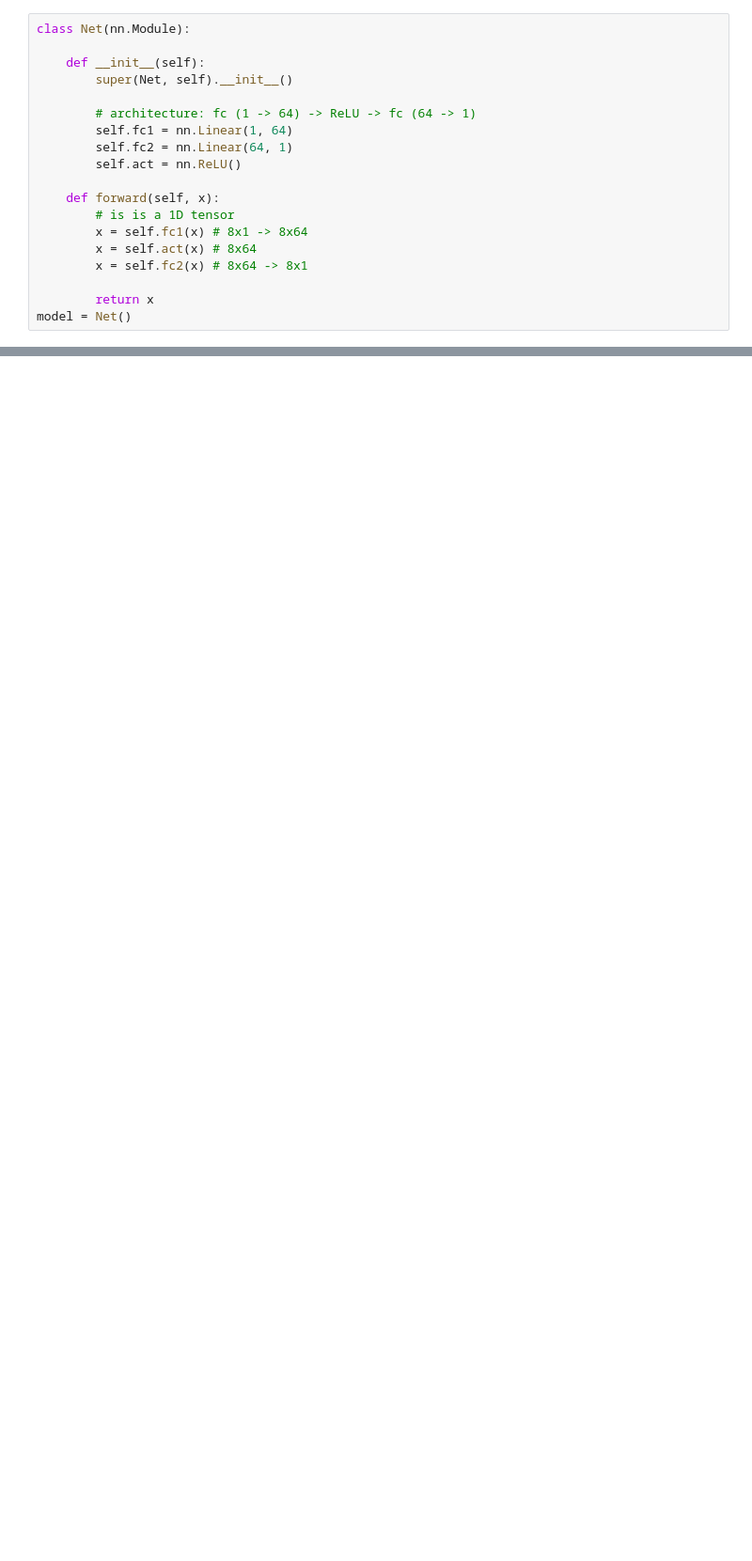
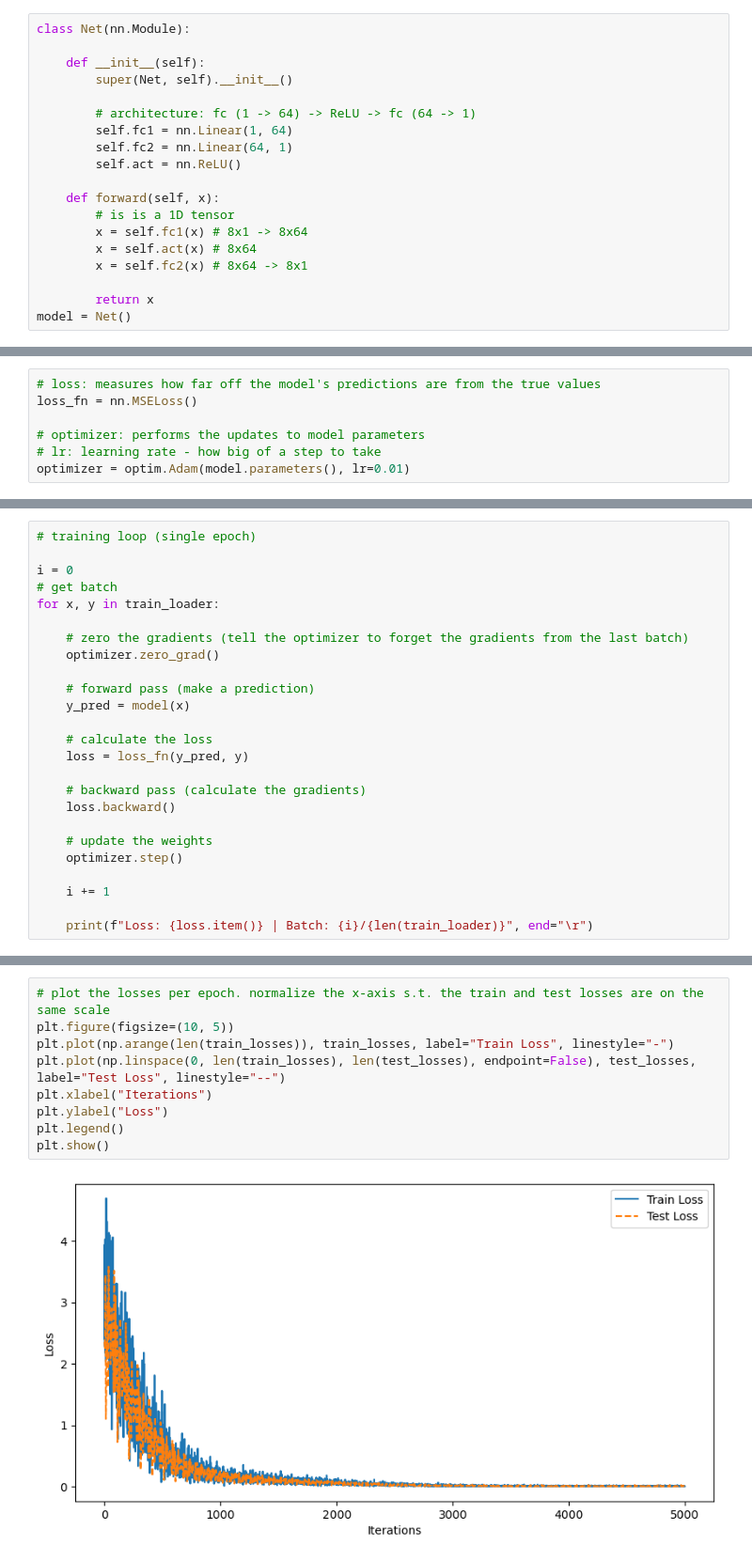
Before and after one commit to fireflightg/pytorch-tutorial, a Jupyter notebook: example.ipynb, the cells around one changed output, grey strips where cells are left out. Shown at 94% size. Saved outputs shown, nothing was run; the diff lists cells and outputs as text; blank space fills up the shorter version.

```diff
--- a/example.ipynb
+++ b/example.ipynb
@@ -85,0 +124,7 @@ tensor([2.6342]) tensor([0.2638], grad_fn=<ViewBackward0>)
+# %%
+# loss: measures how far off the model's predictions are from the true values
+loss_fn = nn.MSELoss()
+
+# optimizer: performs the updates to model parameters
+# lr: learning rate - how big of a step to take
+optimizer = optim.Adam(model.parameters(), lr=0.01)
@@ -85,0 +166,25 @@ tensor([2.6342]) tensor([0.2638], grad_fn=<ViewBackward0>)
+# %%
+# training loop (single epoch)
+
+i = 0
+# get batch
+for x, y in train_loader:
+
+    # zero the gradients (tell the optimizer to forget the gradients from the last batch)
+    optimizer.zero_grad()
+
+    # forward pass (make a prediction)
+    y_pred = model(x)
+
+    # calculate the loss
+    loss = loss_fn(y_pred, y)
+
+    # backward pass (calculate the gradients)
+    loss.backward()
+
+    # update the weights
+    optimizer.step()
+
+    i += 1
+
+    print(f"Loss: {loss.item()} | Batch: {i}/{len(train_loader)}", end="\r")
@@ -85,0 +285,11 @@ tensor([2.6342]) tensor([0.2638], grad_fn=<ViewBackward0>)
+# %%
+# plot the losses per epoch. normalize the x-axis s.t. the train and test losses are on the same scale
+plt.figure(figsize=(10, 5))
+plt.plot(np.arange(len(train_losses)), train_losses, label="Train Loss", linestyle="-")
+plt.plot(np.linspace(0, len(train_losses), len(test_losses), endpoint=False), test_losses, label="Test Loss", linestyle="--")
+plt.xlabel("Iterations")
+plt.ylabel("Loss")
+plt.legend()
+plt.show()
+# %% [output]
+[figure, added]
```
Also changed, not shown: parts of 24 cells of this notebook, 1 other file.
